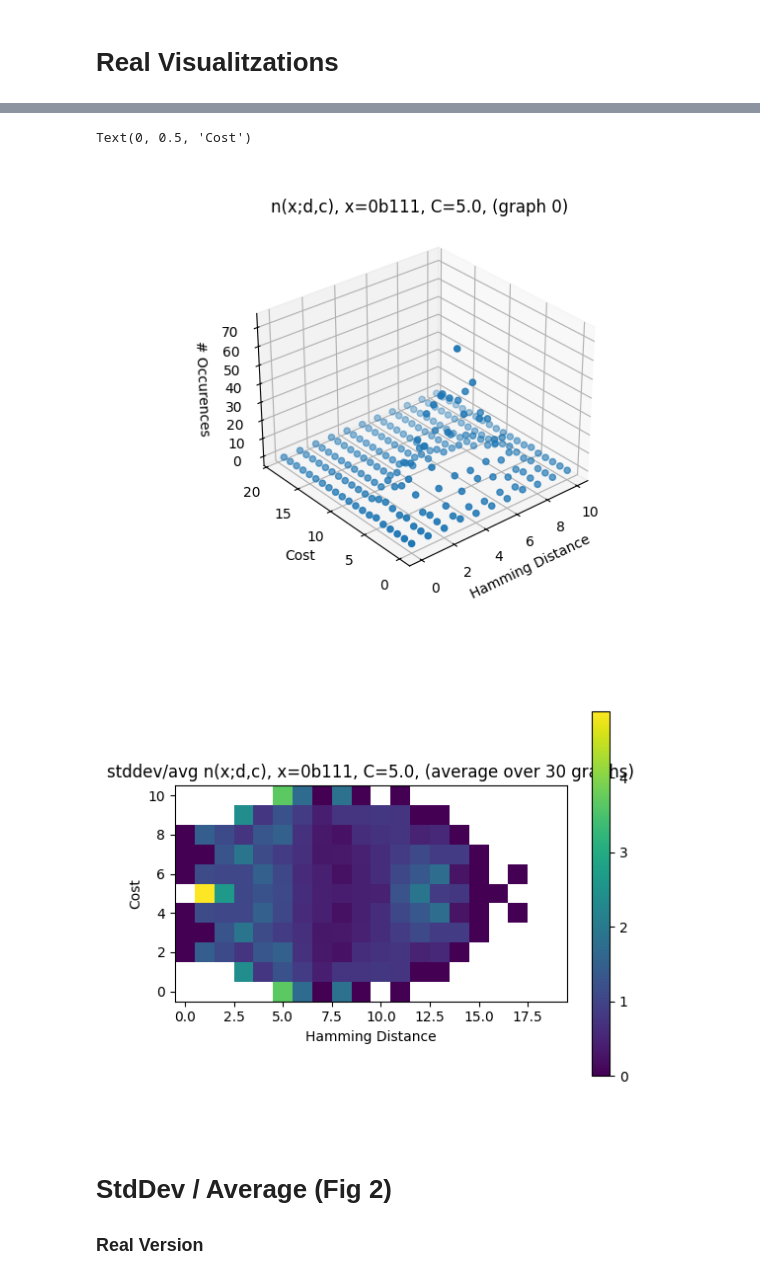
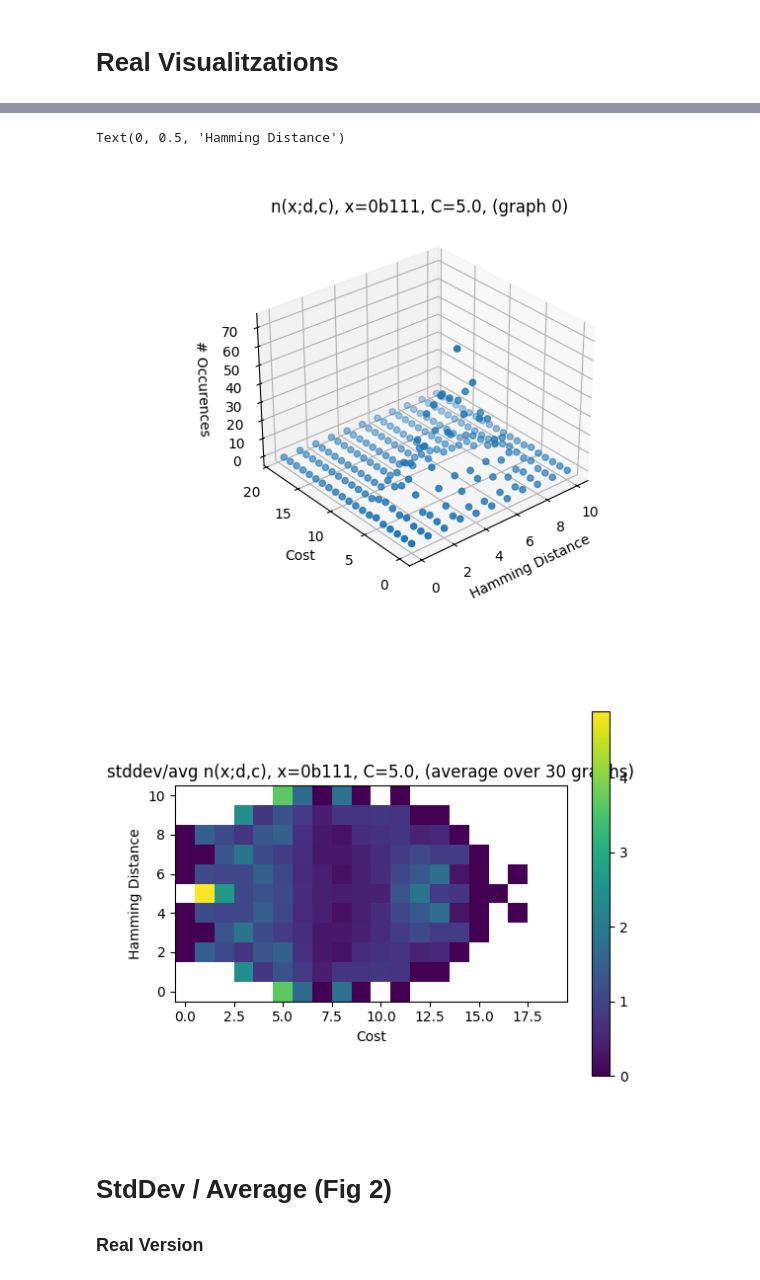
Before and after one commit to jpmorganchase/QOKit, a Jupyter notebook: grips/real_distributions.ipynb, the cells around one changed output, grey strips where cells are left out. Cells and saved outputs as stored; diff of their text form; code cells hidden in the pictures.

Commit message:
Fixed heatmap orientation

```diff
--- a/grips/real_distributions.ipynb
+++ b/grips/real_distributions.ipynb
@@ -161,36 +161,36 @@ plt.show()
 # %%
 import matplotlib
 import matplotlib.pyplot as plt
 from plot_utils import plot_3d_scatter
 %matplotlib widget
 #%matplotlib inline
 
 #heatmap_real_distribution(real_distribution[0,:,:,:], 0)
 
 xs = np.arange(real_distributions.shape[2])
 ys = np.arange(real_distributions.shape[3])[0:20]
 graph_index = 0
 bitstring = 7
 bitstring_cost = all_costs[graph_index, bitstring]
 plot_3d_scatter(xs, ys, real_distributions[graph_index, bitstring, :, :], f"n(x;d,c), x={bin(bitstring)}, C={bitstring_cost}, (graph {graph_index})", "Hamming Distance", "Cost", "# Occurences")
 
 avg_real_distribution = np.mean(real_distributions, axis=0)
 plot_3d_scatter(xs, ys, avg_real_distribution[bitstring,:,:], f"n(x;d,c), x={bin(bitstring)}, C={bitstring_cost}, (average over {N_random_graphs} graphs)", "Hamming Distance", "Cost", "# Occurences")
 plt.show()
 
 #plot_3d_scatter(xs, ys, stddev_avg_real_distribution[7,:,:], f"stddev/avg n(x;d,c), x={bin(bitstring)}, C={bitstring_cost}, (average over {N_random_graphs} graphs)", "Hamming Distance", "Cost", "Stddev / Avg")
 fig = plt.figure()
 ax = fig.add_subplot()
 im = ax.imshow(stddev_avg_real_distribution[bitstring,:,:20], origin="lower")
 fig.colorbar(im, ax=ax)
 ax.set_title(f"stddev/avg n(x;d,c), x={bin(bitstring)}, C={bitstring_cost}, (average over {N_random_graphs} graphs)")
-ax.set_xlabel("Hamming Distance")
-ax.set_ylabel("Cost")
+ax.set_xlabel("Cost")
+ax.set_ylabel("Hamming Distance")
 # %% [output]
 [figure]
-Text(0, 0.5, 'Cost')
+Text(0, 0.5, 'Hamming Distance')
 [figure]
-[figure, old version]
+[figure, new version]
 # %% [markdown]
 # StdDev / Average (Fig 2)
 ### Real Version
```
